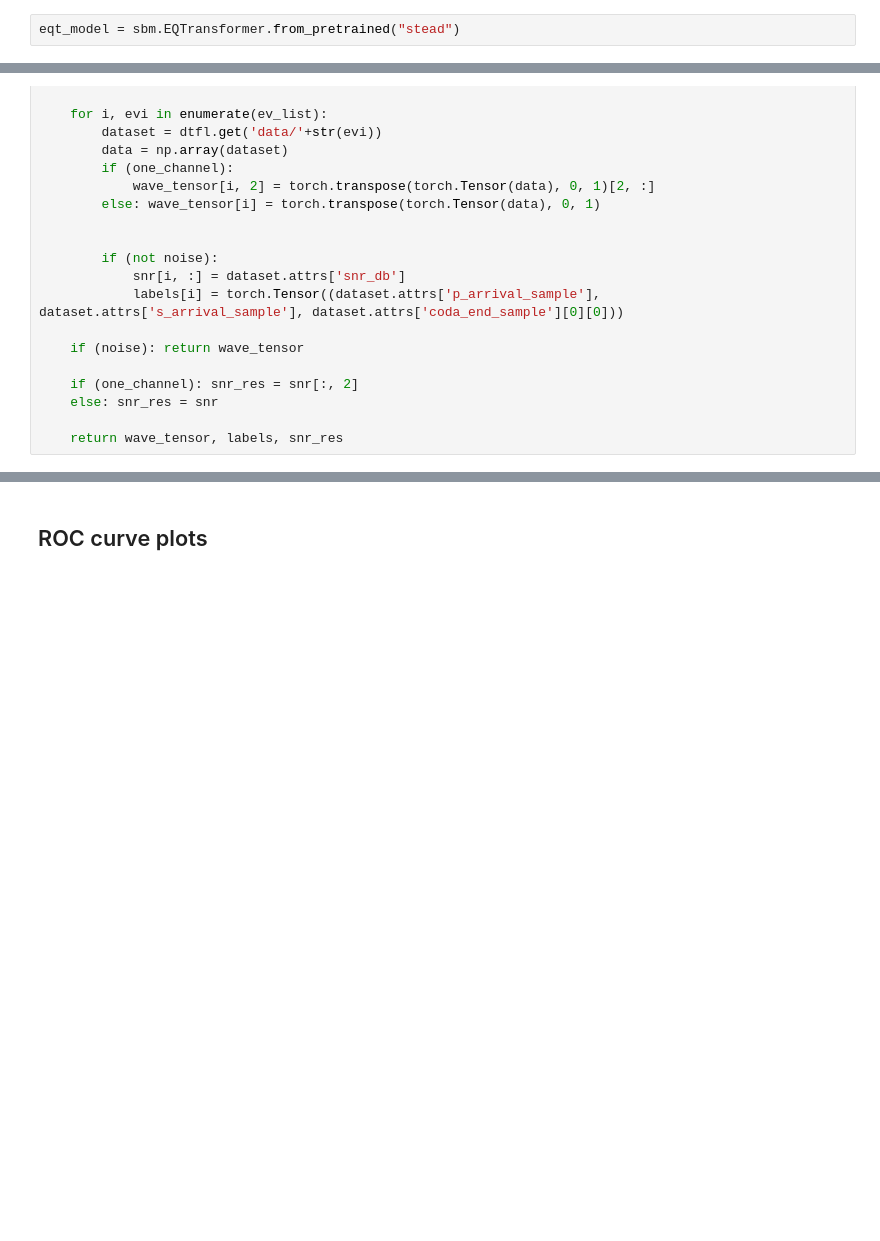
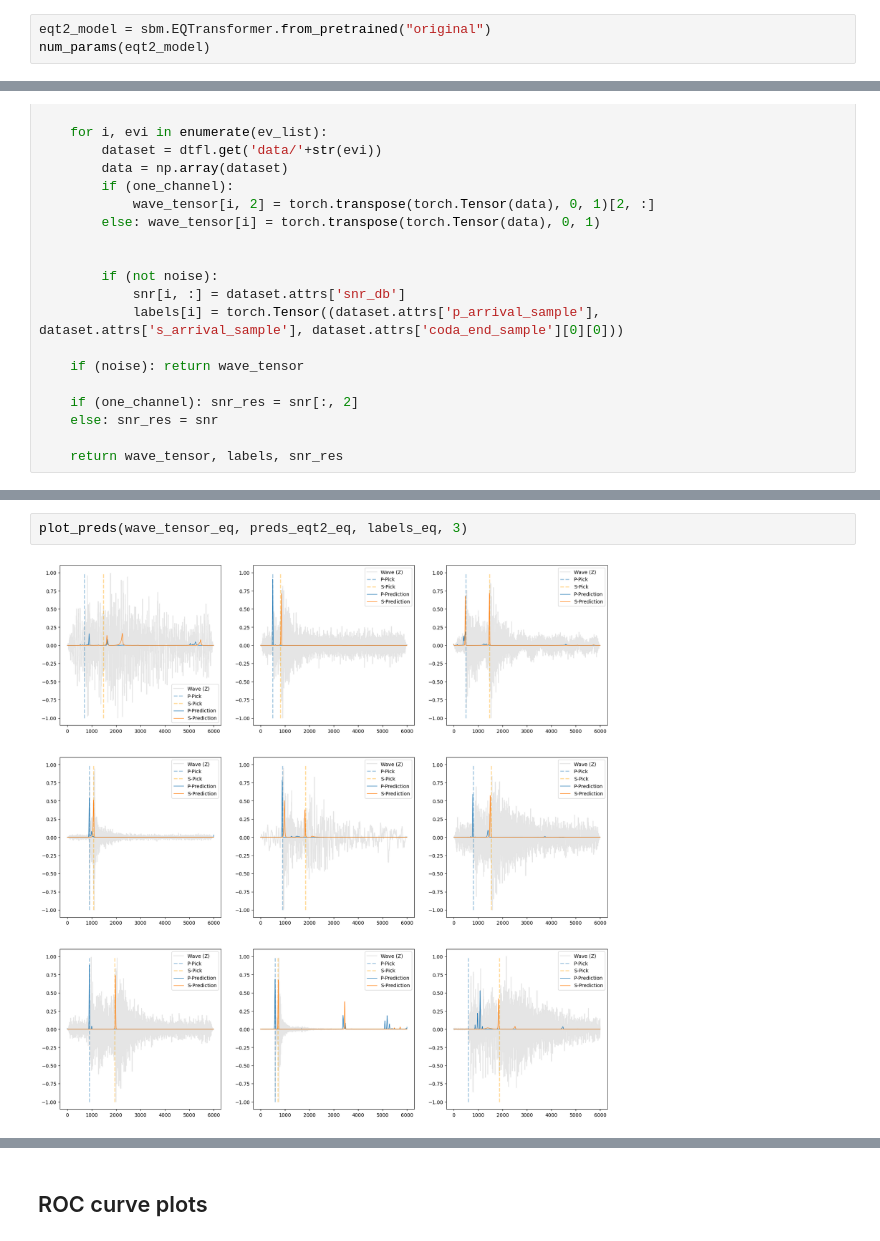
Before and after one commit to kerimoglutolga/earthquake-monitoring, a Jupyter notebook: notebooks/EQTransformerTesting.ipynb, the cells around one changed output, grey strips where cells are left out. Saved outputs shown, nothing was run; the diff lists cells and outputs as text; blank space fills up the shorter version.

```diff
--- a/notebooks/EQTransformerTesting.ipynb
+++ b/notebooks/EQTransformerTesting.ipynb
@@ -865,2 +891,3 @@ import matplotlib.pyplot as plt
 # %%
-eqt_model = sbm.EQTransformer.from_pretrained("stead")
+eqt2_model = sbm.EQTransformer.from_pretrained("original")
+num_params(eqt2_model)
@@ -933,0 +1040,4 @@ preds_eqt_eq, pick_preds_eqt_eq = get_preds(eqt_model, wave_tensor_eq, num_waves
+# %%
+plot_preds(wave_tensor_eq, preds_eqt2_eq, labels_eq, 3)
+# %% [output]
+[figure, added]
```
Also changed, not shown: parts of 24 cells of this notebook.
